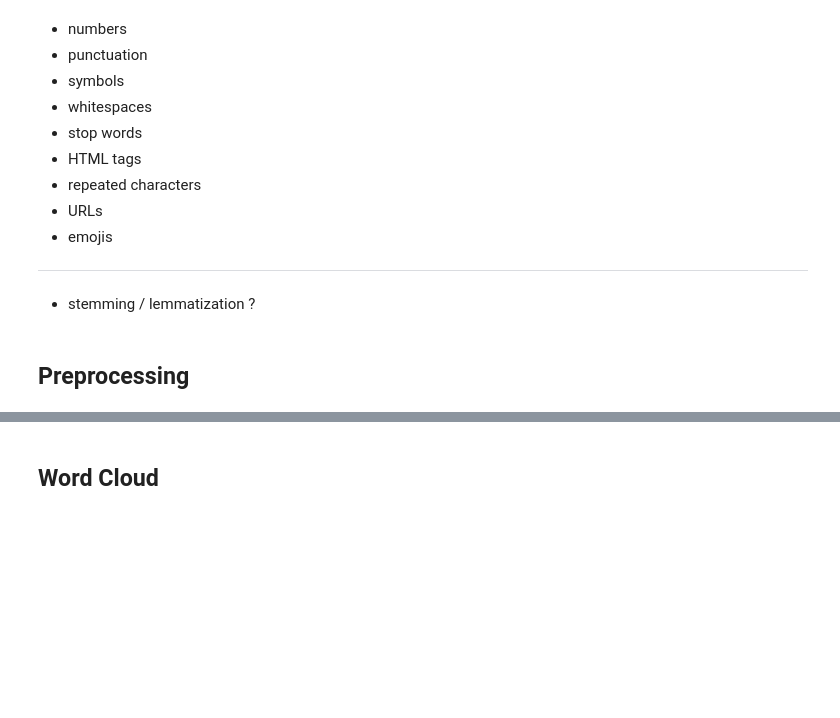
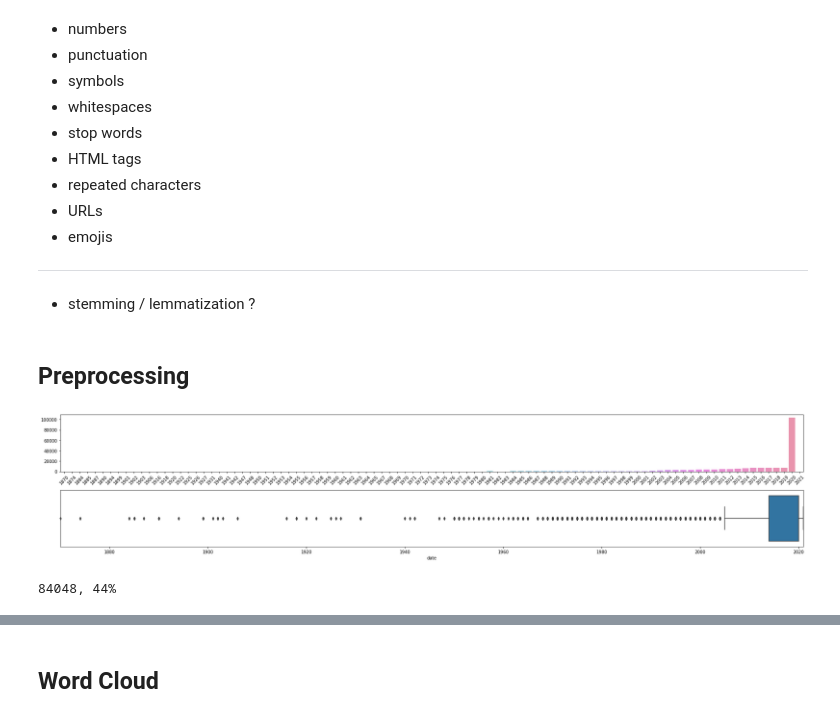
Before and after one commit to saiteki-kai/ir-covid, a Jupyter notebook: IR_Covid.ipynb, the cells around one changed output, grey strips where cells are left out. Saved outputs shown, nothing was run; the diff lists cells and outputs as text; code cells hidden in the pictures; blank space fills up the shorter version.

```diff
--- a/IR_Covid.ipynb
+++ b/IR_Covid.ipynb
@@ -40,6 +42,8 @@ queries: 50, docs: 192509, qrels: 69318
 queries = pd.DataFrame(dataset.queries_iter())
 docs = pd.DataFrame(dataset.docs_iter())
 qrels = pd.DataFrame(dataset.qrels_iter())
+
+docs['date'] = pd.to_datetime(docs['date'])
 # %%
 display(queries.sample(5))
 display(docs.sample(5))
@@ -60,6 +64,49 @@ display(qrels.sample(5))
 - stemming / lemmatization ?
 # %% [markdown]
 ## Preprocessing
+# %%
+years = docs["date"].dt.year
+years.dropna(inplace=True)
+years = years.astype(int)
+
+u_years, u_counts = np.unique(years, return_counts=True)
+
+fig, (ax1, ax2) = plt.subplots(2, 1, figsize=(25, 5))
+
+sns.barplot(x=u_years, y=u_counts, ax=ax1)
+ax1.set_xticklabels(ax1.get_xticklabels(), rotation = 45)
+
+sns.boxplot(x=years, ax=ax2, orient="h")
+ax2.margins(0)
+
+fig.tight_layout()
+# %% [output]
+[figure, added]
+# %%
+import re
+import datetime as dt
+
+keywords = ["covid 19", "covid-19", "covid19", "sars-cov-2", "sarscov2",
+            "sars cov 2", "2019-nCoV", "Wuhan virus", "Chinese flu",
+            "COronaVIrusDisease"]
+
+keep = set()
+for index, row in tqdm(docs.iterrows(), total=len(docs)):
+  text = " ".join([row["title"], row["abstract"]])
+  if any(re.findall(r'|'.join(keywords), text, re.IGNORECASE)):
+    keep.add(index)
+
+  # the few documents without date contain at least one keyword
+  if row["date"] and row["date"] is not pd.NaT:
+    if row["date"].year >= 2019:
+        if any(re.findall(r'coronavirus', " ".join([row["title"], row["abstract"]]), re.IGNORECASE)):
+          keep.add(index)
+
+print(f"{len(keep)}, {round(len(keep) / len(docs) * 100)}%")
+
+docs = docs.iloc[list(keep)]
+# %% [output]
+84048, 44%
 # %%
 import re
 import html
```
Also changed, not shown: parts of 10 cells of this notebook.
